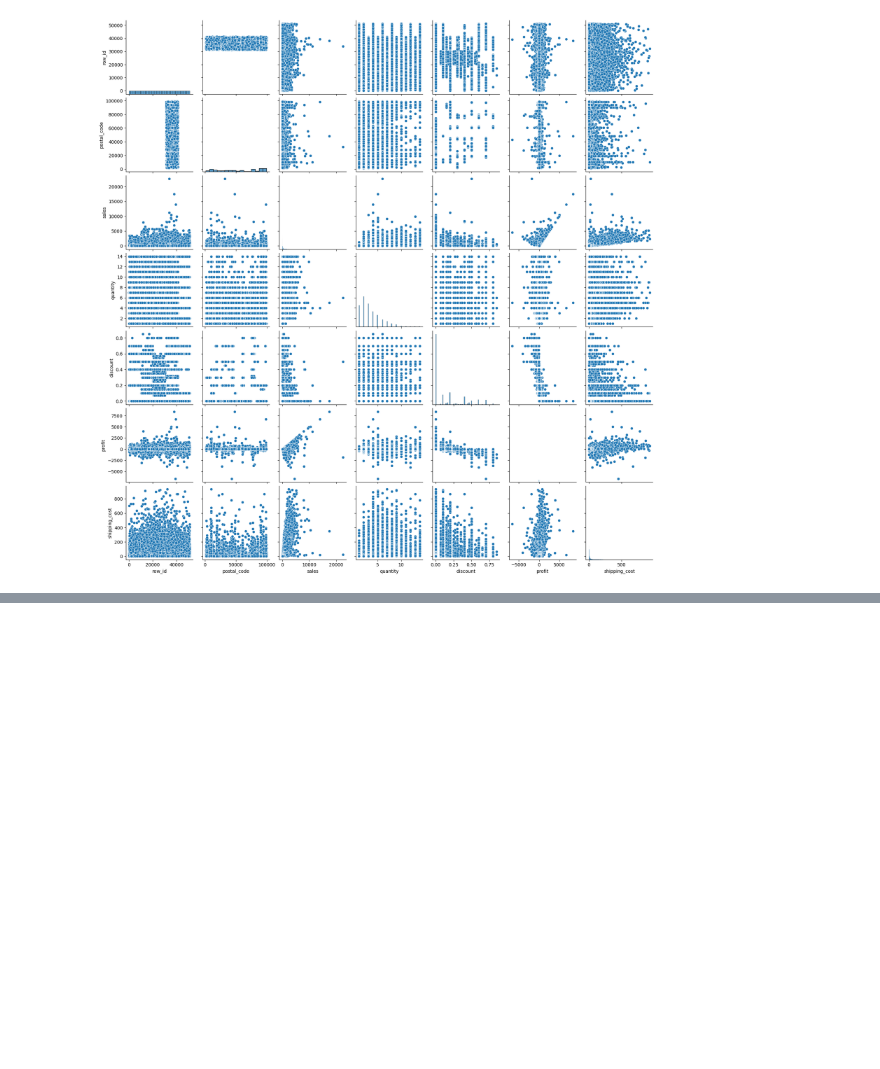
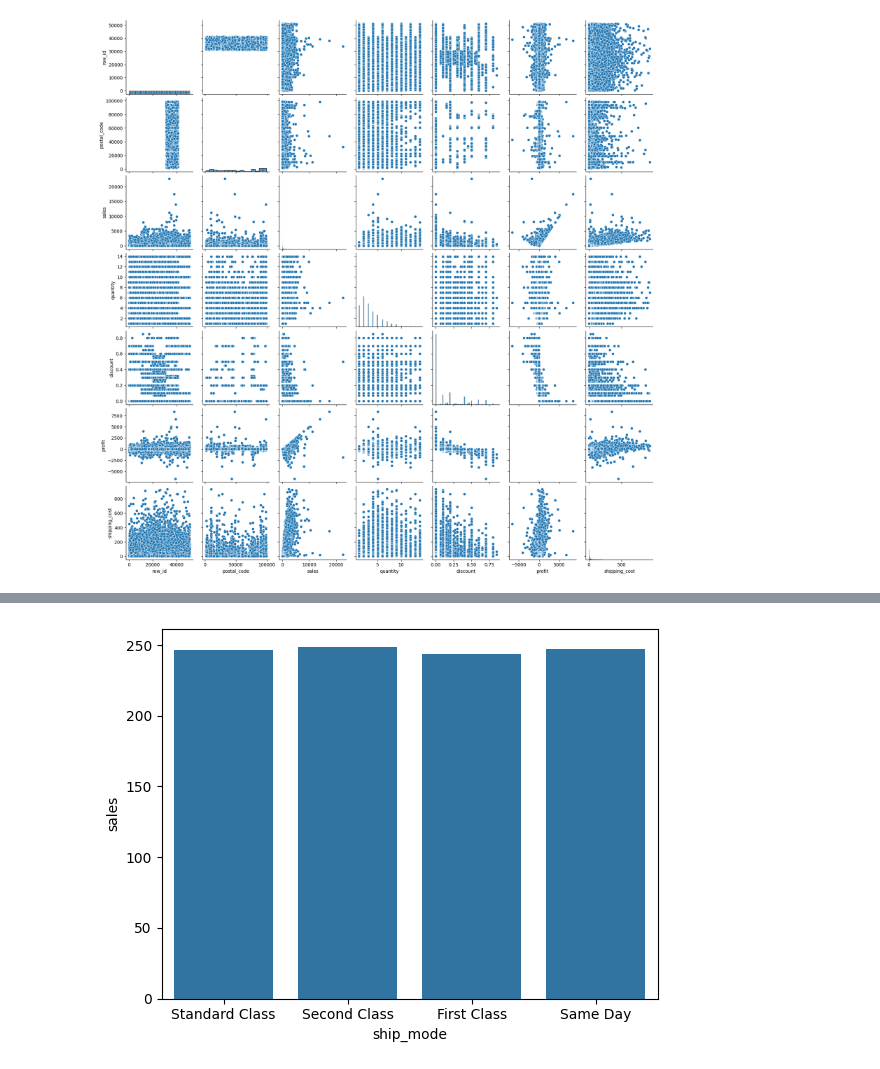
Before and after one commit to TheNurseProgrammer/Proyect_Bedu_Mod4, a Jupyter notebook: Proyecto_Mod4.ipynb, the cells around one changed output, grey strips where cells are left out. Cells and saved outputs as stored; diff of their text form; code cells hidden in the pictures; blank space fills up the shorter version.

```diff
--- a/Proyecto_Mod4.ipynb
+++ b/Proyecto_Mod4.ipynb
@@ -102,0 +277,5 @@ def facttorial ():
+# %%
+# Sales vs ship_mode
+sns.histplot(x='ship_mode', y='sales', data=df, errorbar = None);
+# %% [output]
+[figure, added]
```
Also changed, not shown: parts of 27 cells of this notebook.
